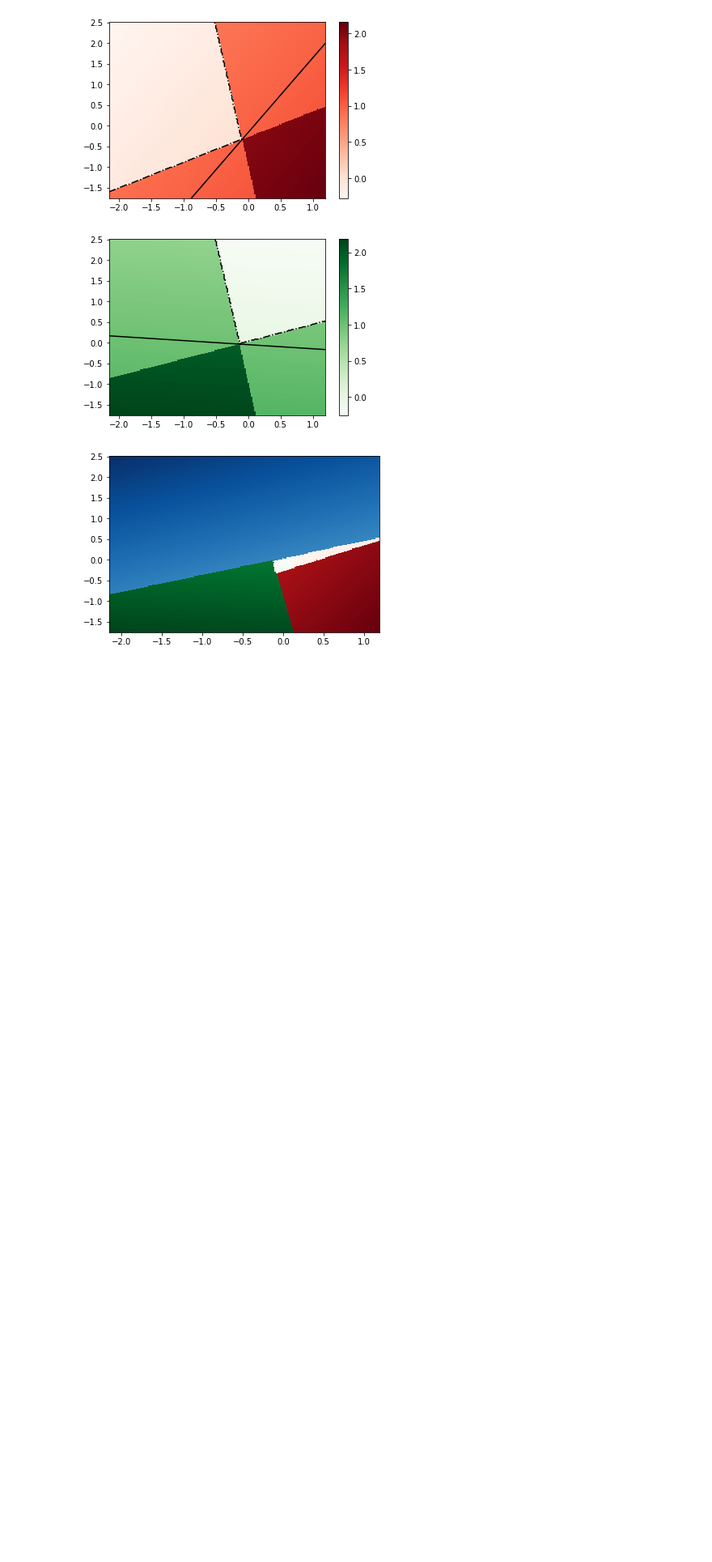
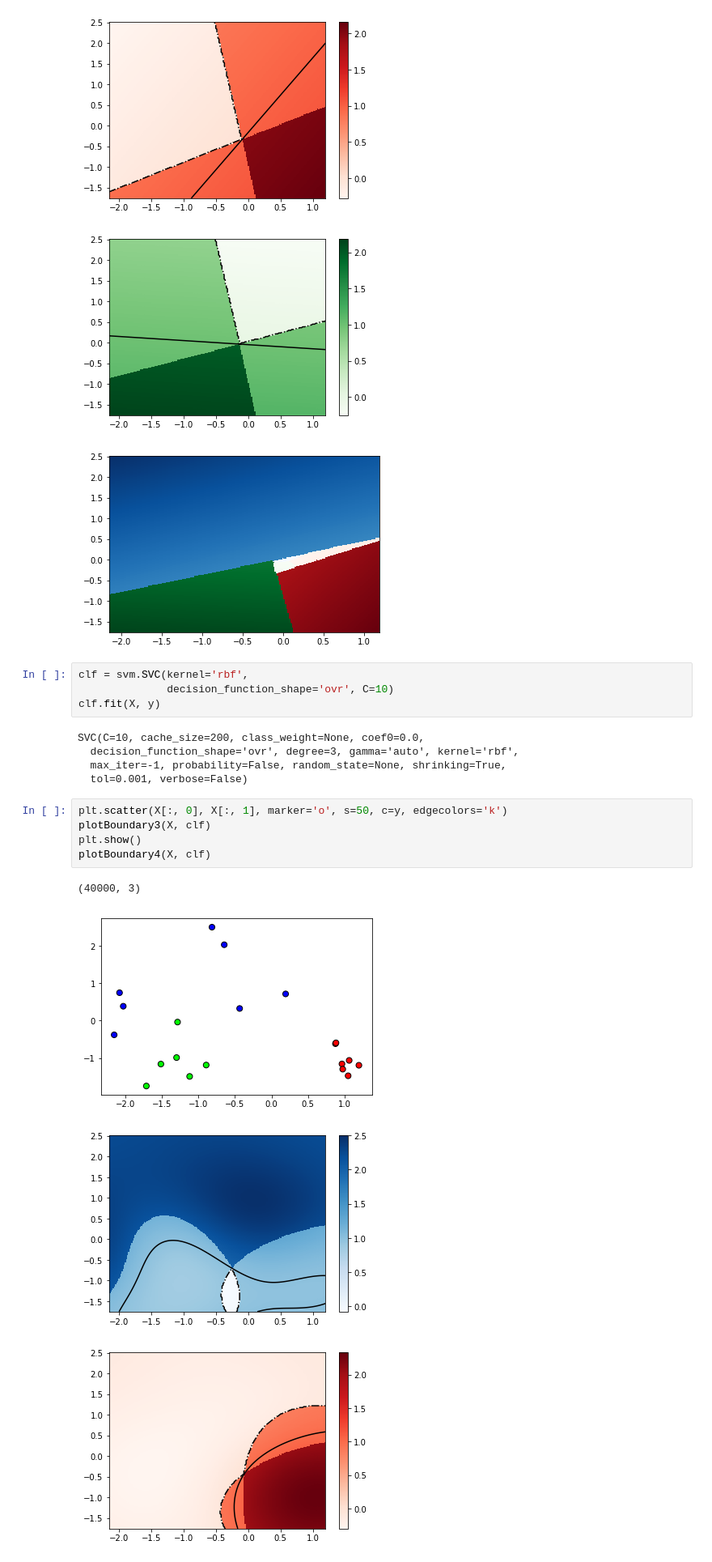
Before and after one commit to MyznEiji/introductionToIdentificationByLearningWithScikit-learn, a Jupyter notebook: verious_classifiers/section7.ipynb, the cells around one changed output. Shown at 81% size. Drawn from its saved outputs; the diff is of its cells as text; blank space fills up the shorter version.

```diff
--- a/verious_classifiers/section7.ipynb
+++ b/verious_classifiers/section7.ipynb
@@ -268,3 +268,22 @@ plotBoundary4(X, clf)
 [figure]
 [figure]
 [figure]
+# %%
+clf = svm.SVC(kernel='rbf',
+              decision_function_shape='ovr', C=10)
+clf.fit(X, y)
+# %% [output]
+SVC(C=10, cache_size=200, class_weight=None, coef0=0.0,
+  decision_function_shape='ovr', degree=3, gamma='auto', kernel='rbf',
+  max_iter=-1, probability=False, random_state=None, shrinking=True,
+  tol=0.001, verbose=False)
+# %%
+plt.scatter(X[:, 0], X[:, 1], marker='o', s=50, c=y, edgecolors='k')
+plotBoundary3(X, clf)
+plt.show()
+plotBoundary4(X, clf)
+# %% [output]
+(40000, 3)
+[figure, added]
+[figure, added]
+[figure, added]
```
Also changed, not shown: parts of 45 cells of this notebook.
